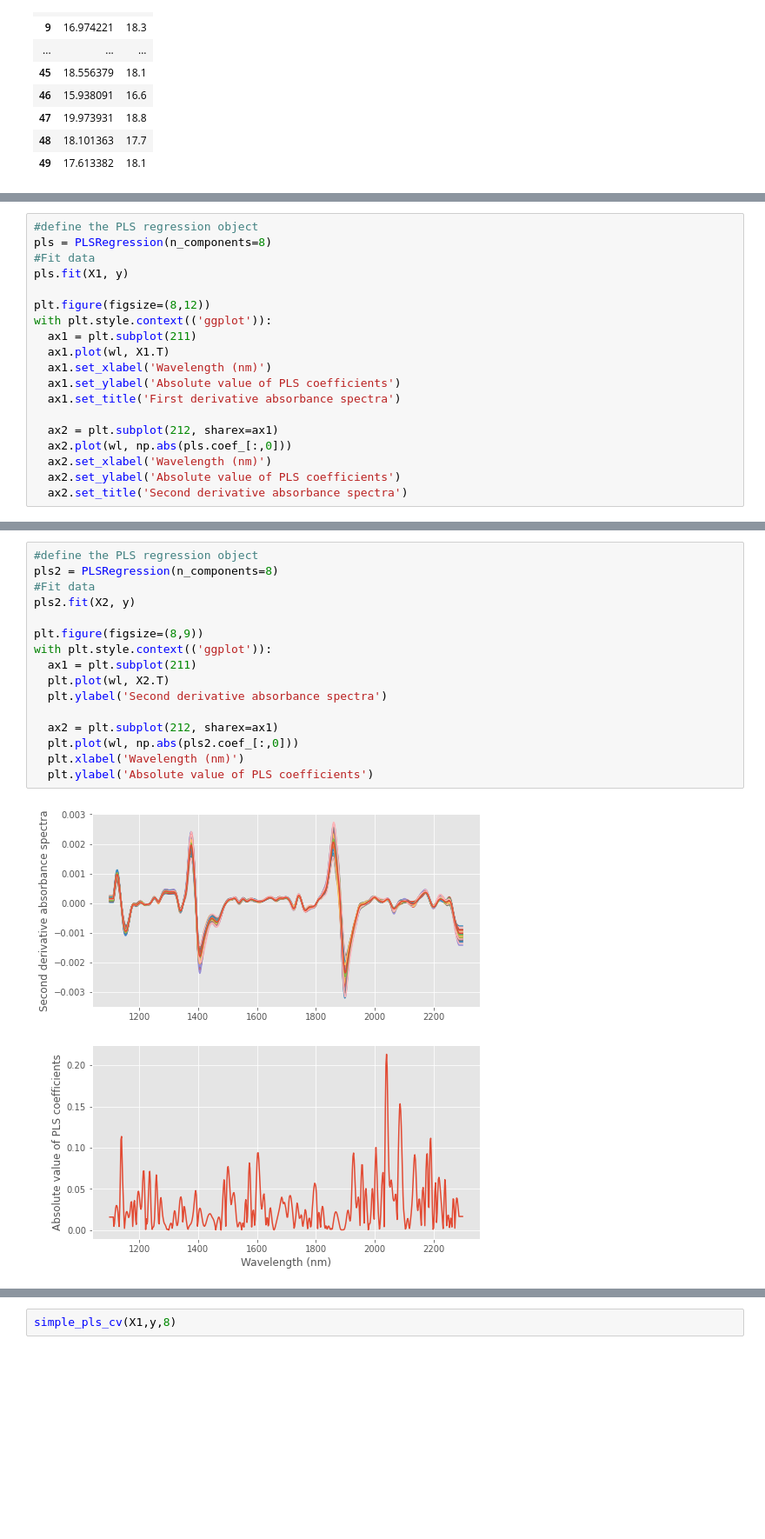
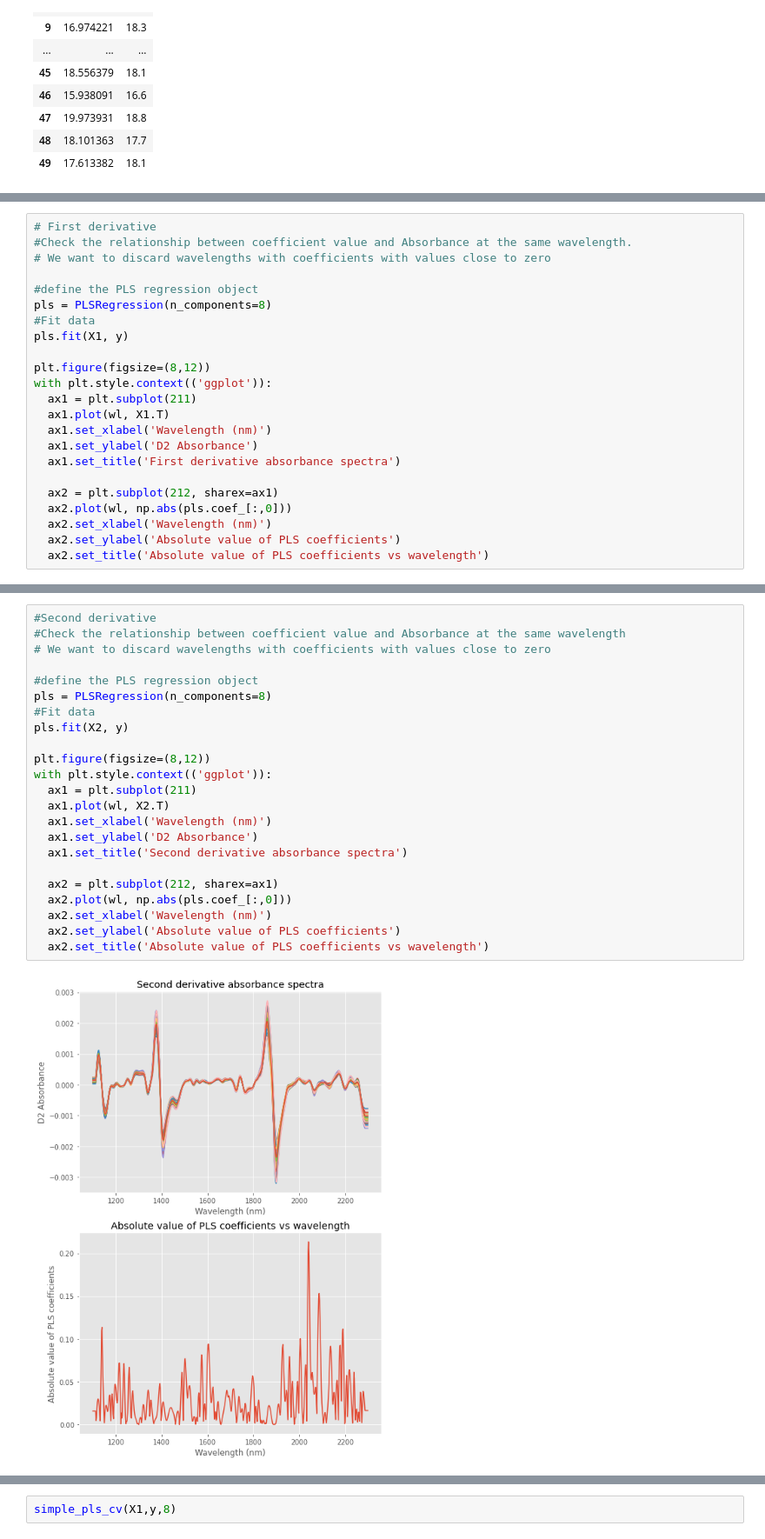
Before and after one commit to seher13/PartialLeastSquares, a Jupyter notebook: PLS_NIR_analysis.ipynb, the cells around one changed output, grey strips where cells are left out. Shown at 87% size. Drawn from its saved outputs; the diff is of its cells as text; blank space fills up the shorter version.

```diff
--- a/PLS_NIR_analysis.ipynb
+++ b/PLS_NIR_analysis.ipynb
@@ -377,4 +385,8 @@ X2 = savgol_filter(X, 13, polyorder=2, deriv=2)
 # %%
+# First derivative
+#Check the relationship between coefficient value and Absorbance at the same wavelength.
+# We want to discard wavelengths with coefficients with values close to zero
+
 #define the PLS regression object
 pls = PLSRegression(n_components=8)
 #Fit data
@@ -385,12 +397,12 @@ with plt.style.context(('ggplot')):
   ax1 = plt.subplot(211)
   ax1.plot(wl, X1.T)
   ax1.set_xlabel('Wavelength (nm)')
-  ax1.set_ylabel('Absolute value of PLS coefficients')
+  ax1.set_ylabel('D2 Absorbance')
   ax1.set_title('First derivative absorbance spectra')
 
   ax2 = plt.subplot(212, sharex=ax1)
   ax2.plot(wl, np.abs(pls.coef_[:,0]))
   ax2.set_xlabel('Wavelength (nm)')
   ax2.set_ylabel('Absolute value of PLS coefficients')
-  ax2.set_title('Second derivative absorbance spectra')
+  ax2.set_title('Absolute value of PLS coefficients vs wavelength')
 # %% [output]
@@ -398,18 +410,25 @@ with plt.style.context(('ggplot')):
 # %%
+#Second derivative
+#Check the relationship between coefficient value and Absorbance at the same wavelength
+# We want to discard wavelengths with coefficients with values close to zero
+
 #define the PLS regression object
-pls2 = PLSRegression(n_components=8)
+pls = PLSRegression(n_components=8)
 #Fit data
-pls2.fit(X2, y)
+pls.fit(X2, y)
 
-plt.figure(figsize=(8,9))
+plt.figure(figsize=(8,12))
 with plt.style.context(('ggplot')):
   ax1 = plt.subplot(211)
-  plt.plot(wl, X2.T)
-  plt.ylabel('Second derivative absorbance spectra')
+  ax1.plot(wl, X2.T)
+  ax1.set_xlabel('Wavelength (nm)')
+  ax1.set_ylabel('D2 Absorbance')
+  ax1.set_title('Second derivative absorbance spectra')
 
   ax2 = plt.subplot(212, sharex=ax1)
-  plt.plot(wl, np.abs(pls2.coef_[:,0]))
-  plt.xlabel('Wavelength (nm)')
-  plt.ylabel('Absolute value of PLS coefficients')
+  ax2.plot(wl, np.abs(pls.coef_[:,0]))
+  ax2.set_xlabel('Wavelength (nm)')
+  ax2.set_ylabel('Absolute value of PLS coefficients')
+  ax2.set_title('Absolute value of PLS coefficients vs wavelength')
 # %% [output]
-[figure, old version]
+[figure, new version]
```
Also changed, not shown: parts of 36 cells of this notebook.
